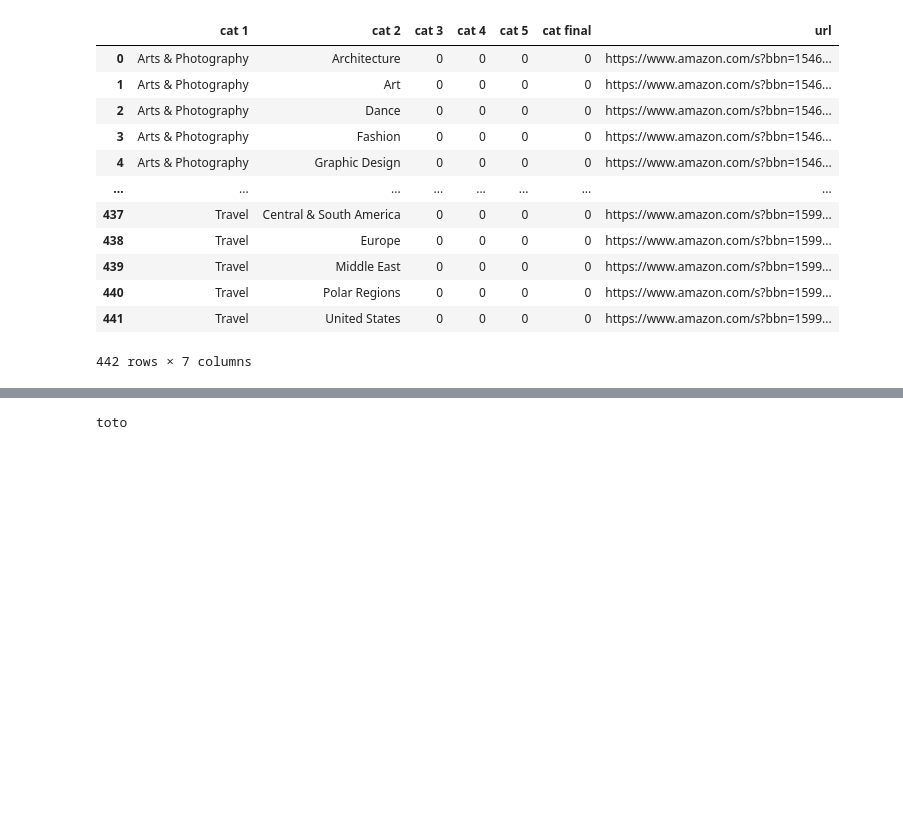
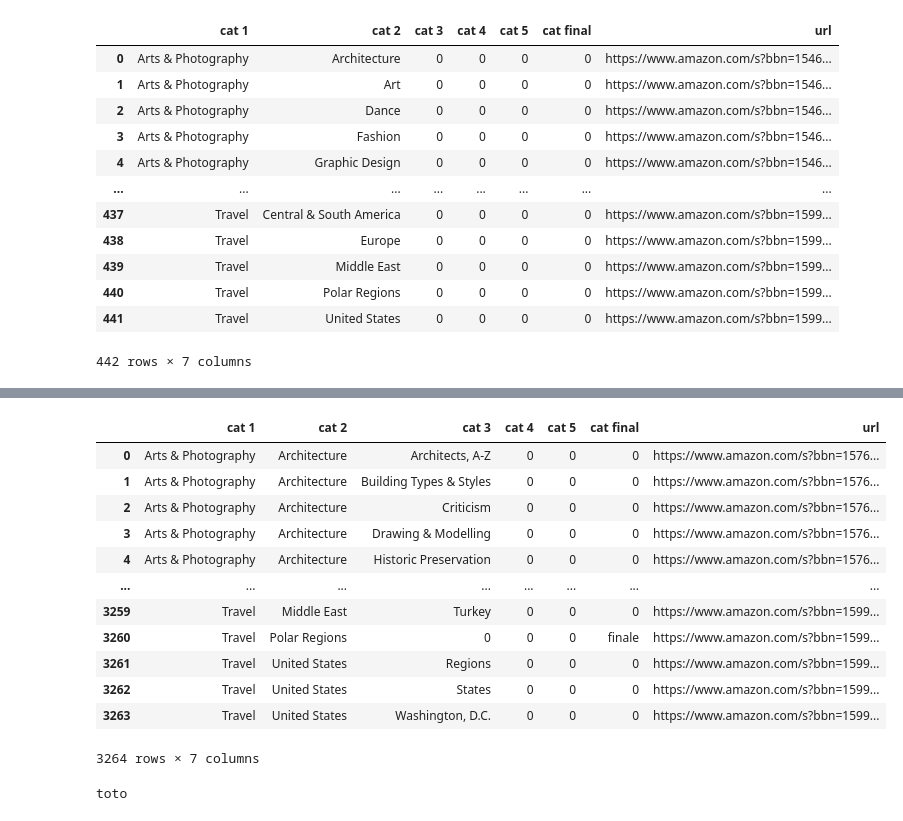
Before and after one commit to thomasgassin/kindle-scrapper, a Jupyter notebook: notebooks/NoteBook.ipynb, the cells around one changed output, grey strips where cells are left out. Cells and saved outputs as stored; diff of their text form; code cells hidden in the pictures; blank space fills up the shorter version.

Commit message:
trier categories

```diff
--- a/notebooks/NoteBook.ipynb
+++ b/notebooks/NoteBook.ipynb
@@ -404,3 +405,7 @@ dataframe2
 | 440 | Travel | Polar Regions | 0 | 0 | 0 | 0 | https://www.amazon.com/s?bbn=1599... |
 | 441 | Travel | United States | 0 | 0 | 0 | 0 | https://www.amazon.com/s?bbn=1599... |
 442 rows × 7 columns
+# %%
+# on récupère les données uniquement depuis le dataframe2
+dataframe2 = pd.read_csv('categories_cat2.csv', index_col = 0) #on importe depuis le csv
+dataframe2
@@ -409,16 +430,18 @@ dataframe2
 # on va commencer à immaginer qu'une catégories puisse être finale c'est à dire qu'il n'y a pas de categroeis dans la soupe
 
 listing_categories_cat3=[]
-for i in range(len(listing_categories_cat2)) :
-    browser.get(listing_categories_cat2[i][6])
+for i in range(len(dataframe2)) :
+    browser.get(dataframe2['url'][i])
     html_page_listing = browser.page_source # permet de prendre le code html de la page
     soup = BeautifulSoup(html_page_listing , 'lxml') # créer la soupe avec le parser
     categories = soup.find_all('li'  , class_ = 'a-spacing-micro apb-browse-refinements-indent-2')
     # première descente des catégories simple il suffit de le la première page pas de boucle
+    if categories == [] :
+        listing_categories_cat3.append([dataframe2['cat 1'][i],dataframe2['cat 2'][i],0,0,0,"finale",lien])
     for categorie in categories :
         categor = categorie.span.text.strip()
         lien = 'https://www.amazon.com'+ categorie.a.get('href')
-        listing_categories_cat3.append([listing_categories_cat2[i][0],listing_categories_cat2[i][1] ,1,0,0,0,lien])
+        listing_categories_cat3.append([dataframe2['cat 1'][i],dataframe2['cat 2'][i],categor,0,0,0,lien])
 dataframe_cat3 = pd.DataFrame(listing_categories_cat3,columns= index)
 dataframe_cat3
 # %% [output]
@@ -438,3 +449,21 @@ dataframe_cat3
+# %%
+dataframe_cat3 = pd.DataFrame(listing_categories_cat3,columns= index)
+dataframe_cat3.to_csv('categories_cat3.csv')
+dataframe_cat3
+# %% [output]
+|  | cat 1 | cat 2 | cat 3 | cat 4 | cat 5 | cat final | url |
+| 0 | Arts & Photography | Architecture | Architects, A-Z | 0 | 0 | 0 | https://www.amazon.com/s?bbn=1576... |
+| 1 | Arts & Photography | Architecture | Building Types & Styles | 0 | 0 | 0 | https://www.amazon.com/s?bbn=1576... |
+| 2 | Arts & Photography | Architecture | Criticism | 0 | 0 | 0 | https://www.amazon.com/s?bbn=1576... |
+| 3 | Arts & Photography | Architecture | Drawing & Modelling | 0 | 0 | 0 | https://www.amazon.com/s?bbn=1576... |
+| 4 | Arts & Photography | Architecture | Historic Preservation | 0 | 0 | 0 | https://www.amazon.com/s?bbn=1576... |
+| ... | ... | ... | ... | ... | ... | ... | ... |
+| 3259 | Travel | Middle East | Turkey | 0 | 0 | 0 | https://www.amazon.com/s?bbn=1599... |
+| 3260 | Travel | Polar Regions | 0 | 0 | 0 | finale | https://www.amazon.com/s?bbn=1599... |
+| 3261 | Travel | United States | Regions | 0 | 0 | 0 | https://www.amazon.com/s?bbn=1599... |
+| 3262 | Travel | United States | States | 0 | 0 | 0 | https://www.amazon.com/s?bbn=1599... |
+| 3263 | Travel | United States | Washington, D.C. | 0 | 0 | 0 | https://www.amazon.com/s?bbn=1599... |
+3264 rows × 7 columns
 # %%
 browser.get('https://www.amazon.com/s?bbn=159983011&rh=n%3A133140011%2Cn%3A154606011%2Cn%3A159936011%2Cn%3A159982011%2Cn%3A159983011%2Cn%3A159984011&dc&qid=1658469739&rnid=159983011&ref=lp_159983011_nr_n_0')
 html_page_listing = browser.page_source # permet de prendre le code html de la page
```
Also changed, not shown: parts of 4 cells of this notebook.
